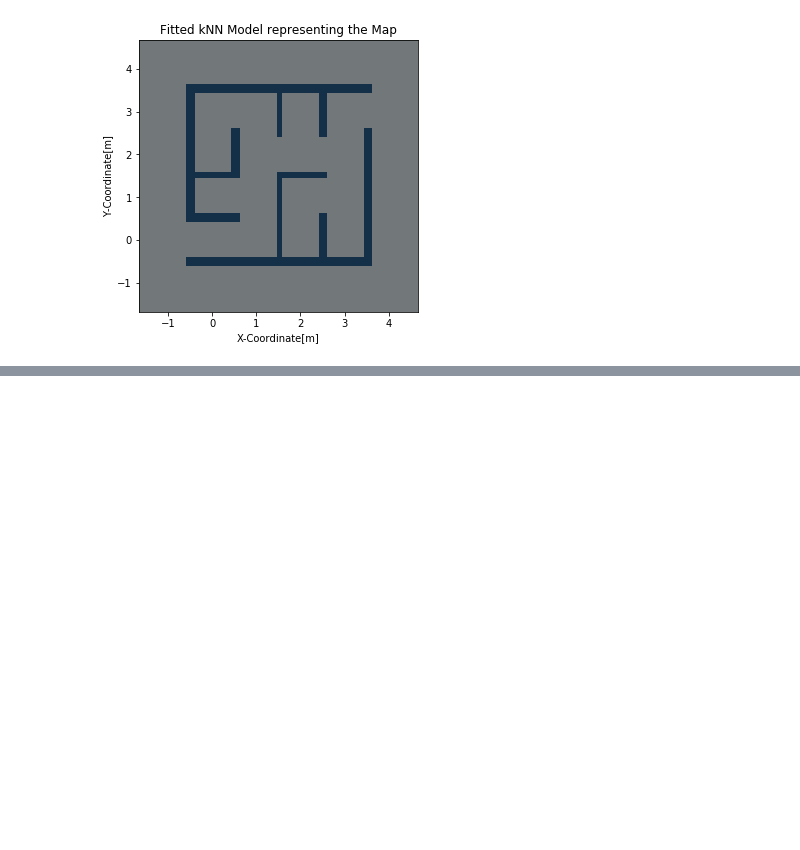
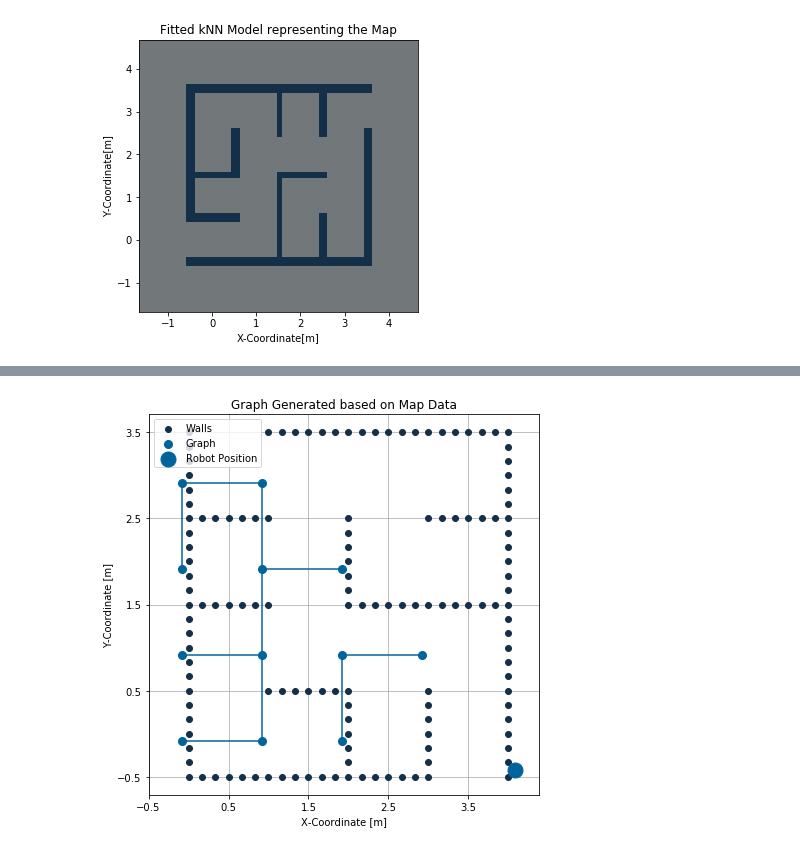
Before and after one commit to danailgrgv/SOAR_Project, a Jupyter notebook: soar_maze_escape/src/SoarMazeEscapeNotebook.ipynb, the cells around one changed output, grey strips where cells are left out. Saved outputs shown, nothing was run; the diff lists cells and outputs as text; code cells hidden in the pictures; blank space fills up the shorter version.

```diff
--- a/soar_maze_escape/src/SoarMazeEscapeNotebook.ipynb
+++ b/soar_maze_escape/src/SoarMazeEscapeNotebook.ipynb
@@ -313,0 +314,95 @@ plt.show()
+# %%
+import numpy as np
+from matplotlib import pyplot as plt
+from matplotlib.colors import ListedColormap
+
+# Assuming 'recMap', 'wallPositions', and 'colourScheme' are defined correctly.
+# 'robotPos' should be the starting position of the robot.
+
+# ... Your existing code for defining 'recMap', 'colourScheme', and 'edges' ...
+
+edges = [
+    {'parent': '4.4', 'child': '10.4'},  # Note the comma at the end of each dictionary
+    {'parent': '4.10', 'child': '10.10'},
+    {'parent': '4.16', 'child': '4.22'},
+    {'parent': '4.22', 'child': '10.22'},
+    {'parent': '10.4', 'child': '10.10'},
+    {'parent': '10.10', 'child': '10.16'},
+    {'parent': '10.16', 'child': '16.16'},
+    {'parent': '10.16', 'child': '10.22'},
+    {'parent': '16.4', 'child': '16.10'},
+    {'parent': '16.10', 'child': '22.10'}
+]
+
+
+# Function to convert node names to world coordinates
+def fromNodeName(node_name, recMap):
+    x_map, y_map = map(int, node_name.split('.'))
+    # Convert map indices to world coordinates
+    x_world = x_map * recMap.info.resolution + recMap.info.origin.position.x
+    y_world = y_map * recMap.info.resolution + recMap.info.origin.position.y
+    return np.array([x_world, y_world])  # Keep x and y in their original orientation
+
+robotPos = np.array([
+    1.0 * recMap.info.resolution + recMap.info.origin.position.x,
+    2.0 * recMap.info.resolution + recMap.info.origin.position.y
+])
+
+# Flip the map horizontally and adjust the robot's position
+max_x_value = np.max(wallPositions[:, 0])
+wallPositions[:, 0] = max_x_value - wallPositions[:, 0]
+robotPos[0] = max_x_value - robotPos[0]
+
+# Visualization code
+plt.rcParams['figure.figsize'] = [7, 7]
+fig, ax = plt.subplots()
+
+
+
+# Extract unique node positions from the edges
+node_positions = np.unique(
+    [fromNodeName(edge['parent'], recMap) for edge in edges] +
+    [fromNodeName(edge['child'], recMap) for edge in edges],
+    axis=0
+)
+
+node_positions = np.unique(node_positions, axis=1)
+
+# Extract lines connecting the nodes from the edges
+edge_lines = [
+    [fromNodeName(edge['parent'], recMap), fromNodeName(edge['child'], recMap)]
+    for edge in edges
+]
+
+# Plot walls
+ax.scatter(wallPositions[:, 0], wallPositions[:, 1], c=colourScheme["darkblue"], alpha=1.0, s=36, label="Walls")
+
+# Plot nodes
+ax.scatter(node_positions[:, 0], node_positions[:, 1], c=colourScheme["twblue"], alpha=1.0, s=64, label="Graph")
+
+# Plot robot position
+ax.scatter(robotPos[0], robotPos[1], c=colourScheme["twblue"], s=225, label="Robot Position")  # Use original x and y
+
+# Plot lines connecting nodes
+for line in edge_lines:
+    x_values = [point[0] for point in line]  # Use original x
+    y_values = [point[1] for point in line]  # Use original y
+    ax.plot(x_values, y_values, c=colourScheme["twblue"])  # Use original x and y
+
+# Set axes labels and figure title
+ax.set_xlabel("X-Coordinate [m]")
+ax.set_ylabel("Y-Coordinate [m]")
+ax.set_title("Graph Generated based on Map Data")
+
+# Adjust grid and add labels
+ax.set_xticks(np.arange(-0.5, 4, 1))
+ax.set_yticks(np.arange(-0.5, 4, 1))
+ax.set_axisbelow(True)
+ax.grid()
+
+ax.legend()
+
+# Show plot
+plt.show()
+# %% [output]
+[figure, added]
```
Also changed, not shown: parts of 2 cells of this notebook.
